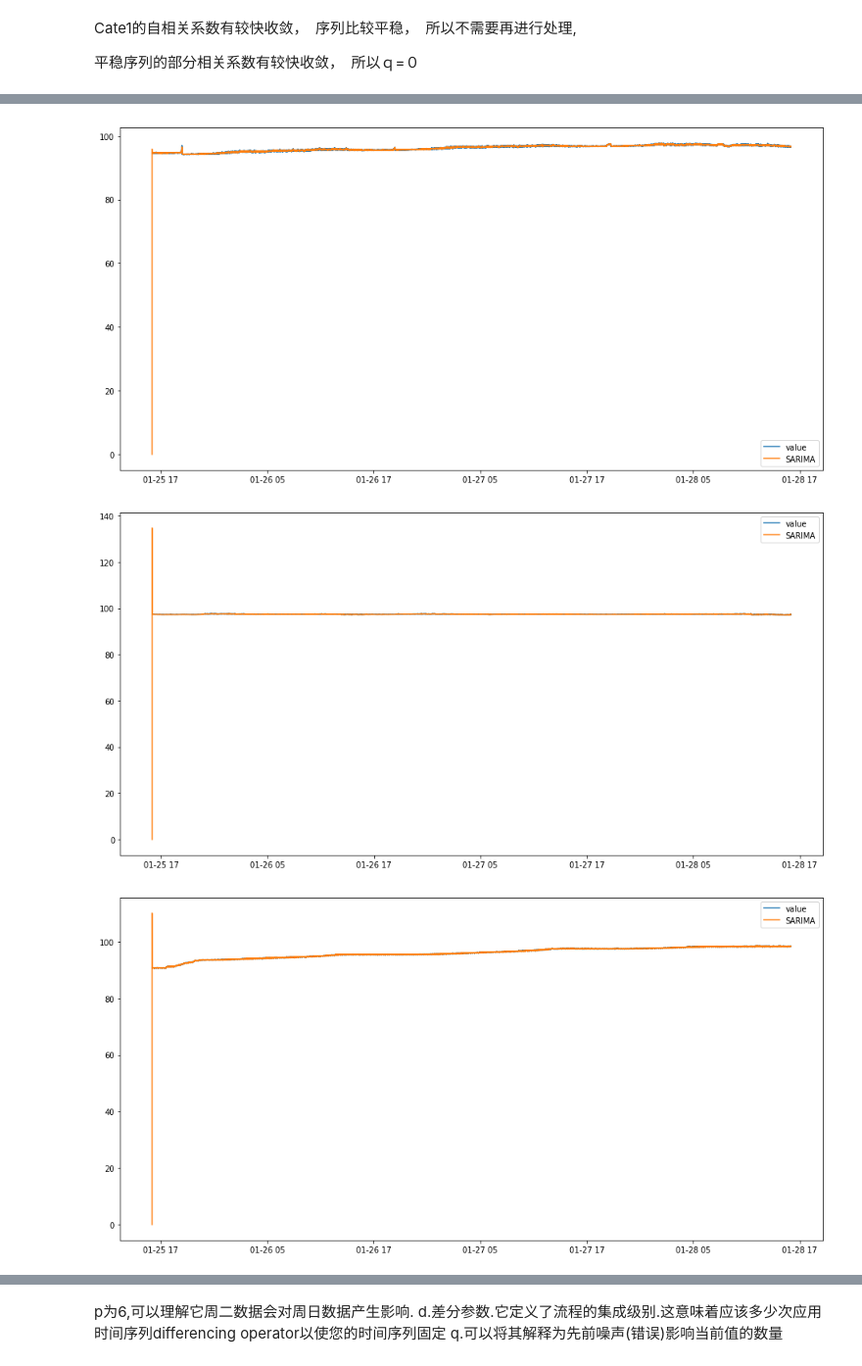
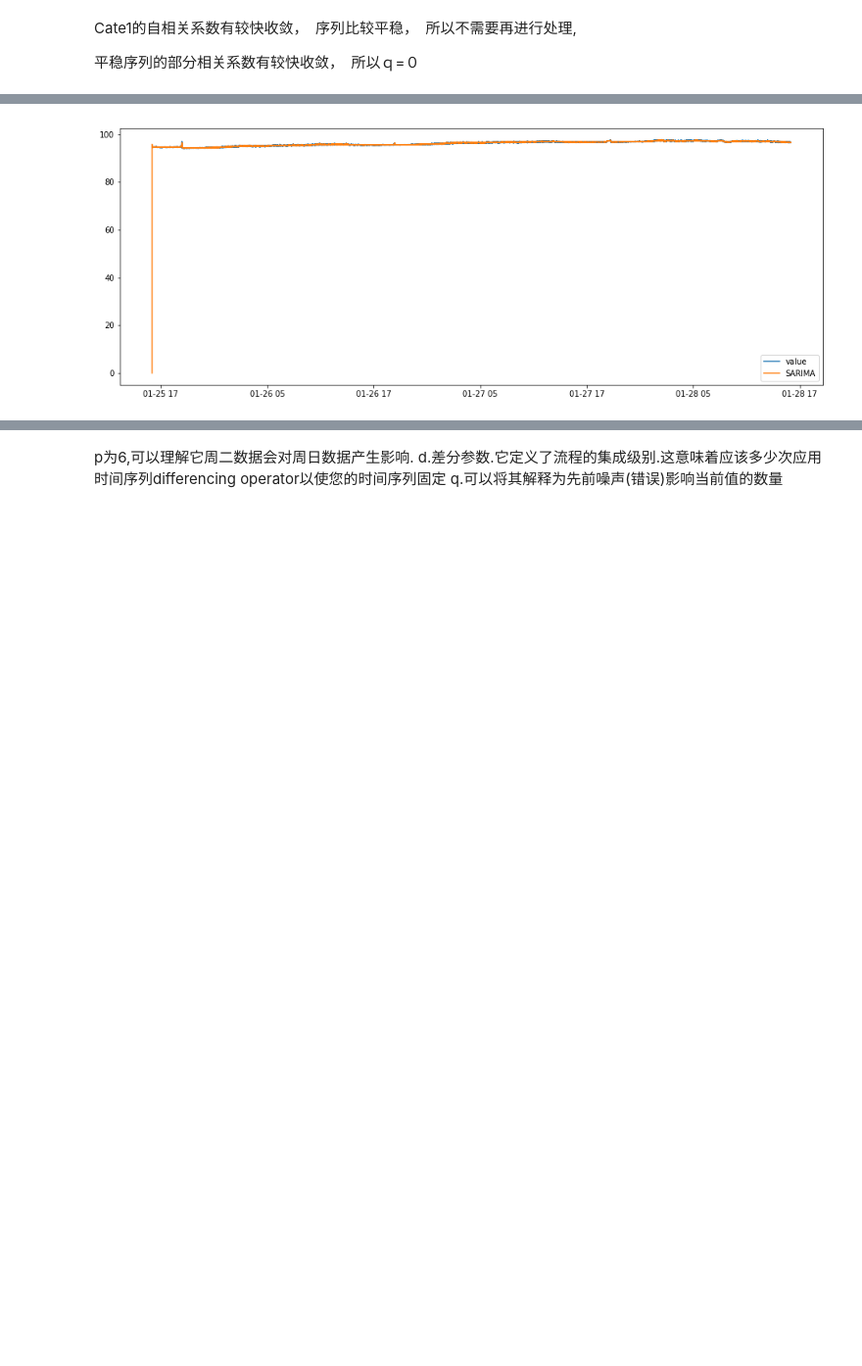
Before and after one commit to Loisssss/CDN_prediction, a Jupyter notebook: CDN_predic.ipynb, the cells around one changed output, grey strips where cells are left out. Shown: that part at 98% size. Saved outputs shown, nothing was run; the diff lists cells and outputs as text; code cells hidden in the pictures; blank space fills up the shorter version.

Commit message:
SARIMA model; accuracy=86%

```diff
--- a/CDN_predic.ipynb
+++ b/CDN_predic.ipynb
@@ -145,6 +145,10 @@ Cate1的自相关系数有较快收敛，　序列比较平稳，　所以不需
 for i in range(len(cate)):
 
     acf = plot_acf(cate[i].value,lags=20)
-    plt.title(title[i])
+    plt.title('acf: ' + str(title[i]))
     acf.show()
+
+    pacf = plot_pacf(cate[i].value, lags=20)
+    plt.title('pacf: ' + str(title[i]))
+    pacf.show()
 # %% [output]
@@ -156,5 +164,0 @@ for i in range(len(cate)):
-# %%
-for i in range(len(cate)):
-    pacf = plot_pacf(cate[i].value, lags=20)
-    plt.title(title[i])
-    pacf.show()
@@ -171,17 +169,14 @@ train2, test2 = cate1[cate1.index <= '2019-01-27'], cate1['2019-01-28']
 # %%
-y_hat_avgs = []
+model_predicts = []
 for i in range(len(cate)):
     sarima_model = SARIMAX(cate[i].value, order=(2,0,4), seasonal_order=(0,0,0,0), enforce_stationarity=False).fit()
     y_hat_avg = sarima_model.predict()
-    y_hat_avgs.append(y_hat_avg)
+    model_predicts.append(y_hat_avg)
 
-    plt.figure(figsize=(16, 8))
+    plt.figure(figsize=(16, 6))
     plt.plot(cate[i].value, label='value')
-    # plt.plot(test2.value, label='Test')
-    plt.plot(y_hat_avgs, label='SARIMA')
+    plt.plot(y_hat_avg, label='SARIMA')
     plt.legend(loc='best')
     plt.show()
 # %% [output]
-[figure, old version]
+[figure, new version]
-[figure, removed]
-[figure, removed]
```
Also changed, not shown: parts of 9 cells of this notebook.
